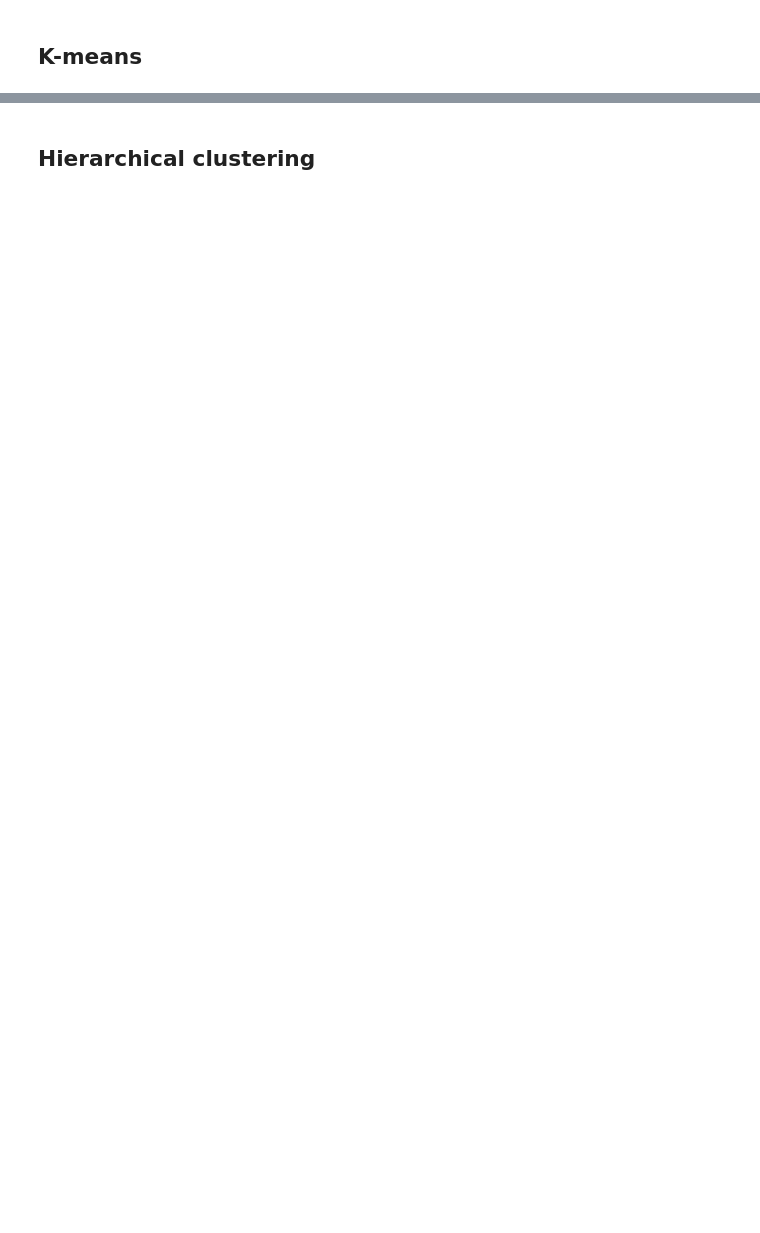
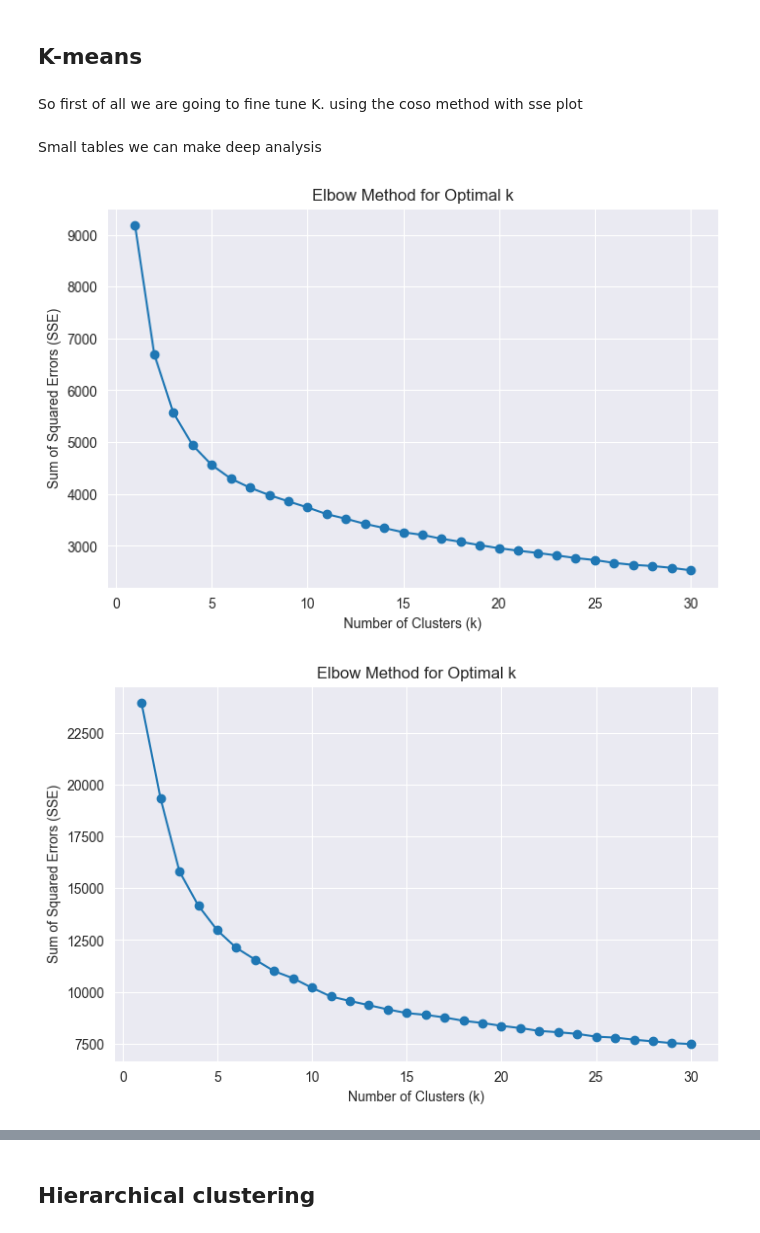
Before and after one commit to DiVitoTommaso/Cyclists-Races_Data-Mining, a Jupyter notebook: Clustering.ipynb, the cells around one changed output, grey strips where cells are left out. Saved outputs shown, nothing was run; the diff lists cells and outputs as text; code cells hidden in the pictures; blank space fills up the shorter version.

```diff
--- a/Clustering.ipynb
+++ b/Clustering.ipynb
@@ -72,2 +117,34 @@ memory usage: 412.7+ KB
+# %%
+def transform(df, categorical_cols, numerical_cols, samples=0):
+    if samples != 0:
+        df = df.sample(n=samples, random_state=1804)
+    # Preprocess the data
+    preprocessor = ColumnTransformer(
+        transformers=[
+            ('num', StandardScaler(), numerical_cols),
+            ('cat', OneHotEncoder(sparse_output=False), categorical_cols)
+        ]
+    )
+    transformed_data = preprocessor.fit_transform(df)
+    return transformed_data, preprocessor
+
+def inverse_transformation(transformed_data, preprocessor, categorical_cols, numerical_cols):
+    # Extract transformed numerical and categorical parts
+    num_transformer = preprocessor.named_transformers_['num']
+    cat_transformer = preprocessor.named_transformers_['cat']
+
+    # Separate numerical and categorical data
+    num_data = transformed_data[:, :len(numerical_cols)]
+    cat_data = transformed_data[:, len(numerical_cols):]
+
+    # Inverse the transformations
+    inverse_num_data = num_transformer.inverse_transform(num_data)
+    inverse_cat_data = cat_transformer.inverse_transform(cat_data)
+
+    # Recombine columns
+    return pd.DataFrame(
+        np.hstack((inverse_num_data, inverse_cat_data)),
+        columns=numerical_cols + categorical_cols
+    )
 # %% [markdown]
 ## K-means
@@ -75,0 +151,2 @@ from sklearn.cluster import KMeans
+# %% [markdown]
+So first of all we are going to fine tune K. using the coso method with sse plot
@@ -75,0 +200,8 @@ from sklearn.cluster import KMeans
+# %% [markdown]
+Small tables we can make deep analysis
+# %%
+kmeans_explore(cyclist_df, ['nationality'], ['birth_year','BMI'])
+kmeans_explore(stages_df, ['stage','race', 'profile', 'season'], ['startlist_quality','year', 'points', 'length'])
+# %% [output]
+[figure, added]
+[figure, added]
```
Also changed, not shown: parts of 20 cells of this notebook.
